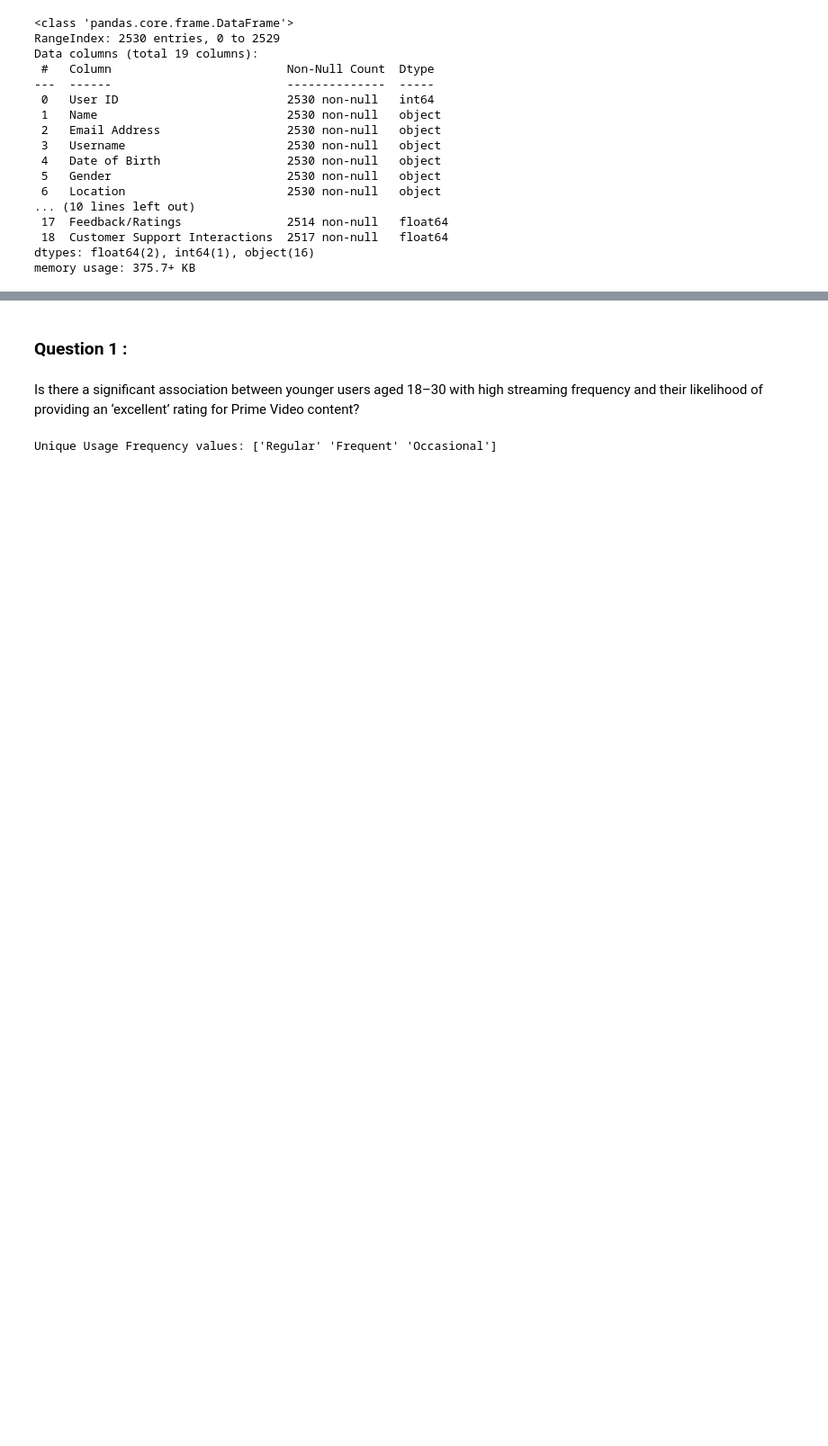
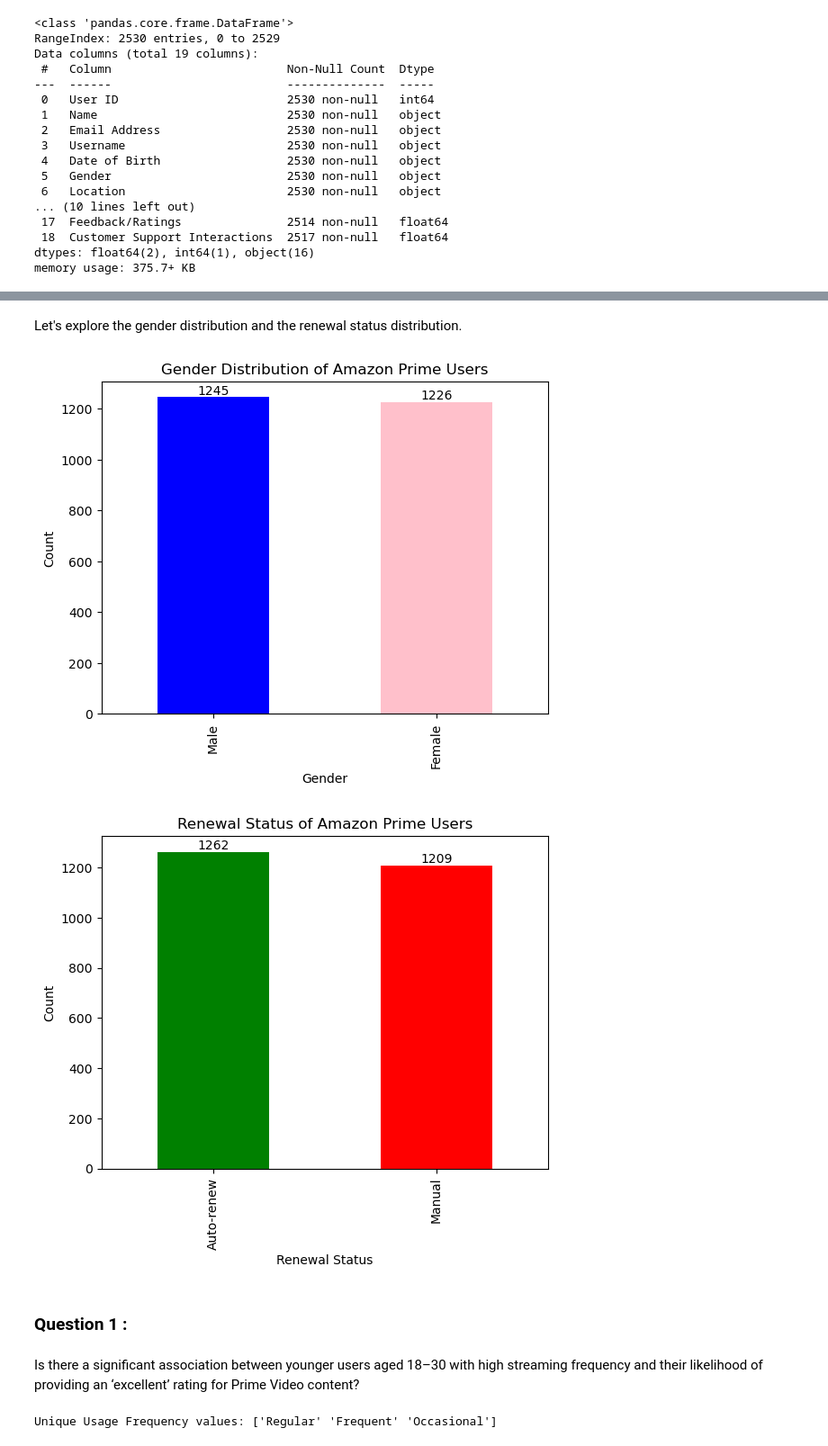
Before and after one commit to keattt0330/Data-Mining, a Jupyter notebook: assignment.ipynb, the cells around one changed output, grey strips where cells are left out. Shown: that part at 90% size. Cells and saved outputs as stored; diff of their text form; code cells hidden in the pictures; blank space fills up the shorter version.

```diff
--- a/assignment.ipynb
+++ b/assignment.ipynb
@@ -44,3 +224,24 @@ Amazon_Prime = Amazon_Prime.dropna(subset=['Feedback/Ratings', 'Customer Support
+# %% [markdown]
+Let's explore the gender distribution and the renewal status distribution.
+# %%
+ax = Amazon_Prime['Gender'].value_counts().plot(kind='bar', color=['blue', 'pink'])
+for container in ax.containers:
+	ax.bar_label(container, label_type='edge')
+plt.title('Gender Distribution of Amazon Prime Users')
+plt.xlabel('Gender')
+plt.ylabel('Count')
+plt.show()
+
+ax = Amazon_Prime['Renewal Status'].value_counts().plot(kind='bar', color=['green', 'red'])
+for container in ax.containers:
+	ax.bar_label(container, label_type='edge')
+plt.title('Renewal Status of Amazon Prime Users')
+plt.xlabel('Renewal Status')
+plt.ylabel('Count')
+plt.show()
+# %% [output]
+[figure, added]
+[figure, added]
 # %% [markdown]
 ### Question 1 :
 # %% [markdown]
```
Also changed, not shown: parts of 31 cells of this notebook.
